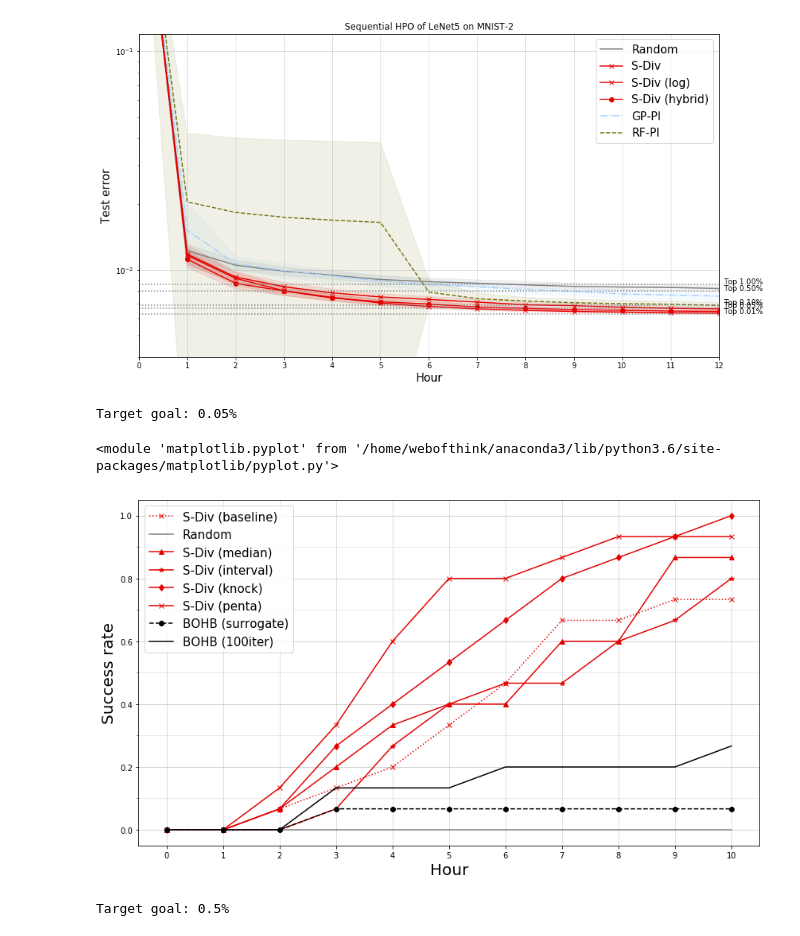
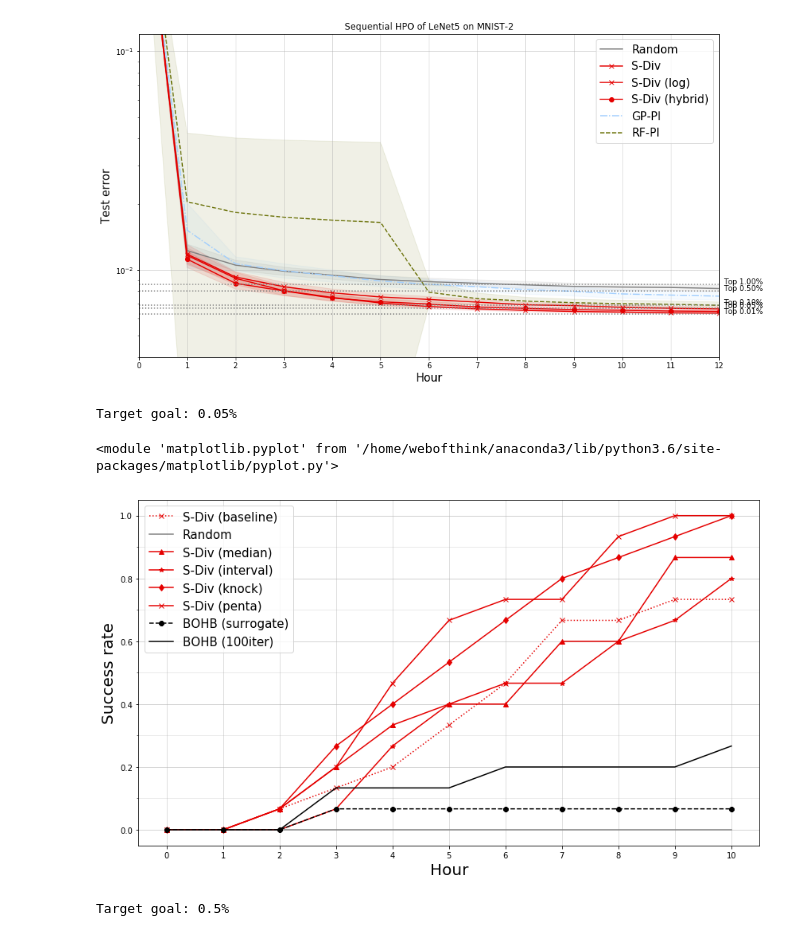
Before and after one commit to yongjinkim49/ecml, a Jupyter notebook: results/[ICML19] MINST-LeNet5(2) performance evaluation.ipynb, the cells around one changed output. Cells and saved outputs as stored; diff of their text form; code cells hidden in the pictures.

Commit message:
experiment setting for interval penta ETR

```diff
--- a/results/[ICML19] MINST-LeNet5(2) performance evaluation.ipynb
+++ b/results/[ICML19] MINST-LeNet5(2) performance evaluation.ipynb
@@ -86,24 +86,24 @@ draw_best_error_curve(results, selected, 100, x_unit="Hour",
 # %%
 # ETR performance comparision
 etr_divs = [ 'S-Div (median)', 'S-Div (interval)', 'S-Div (knock)', 'S-Div (penta)', 'BOHB (surrogate)', 'BOHB (100iter)'] # 'BOHB (iter100)',
 baselines = ['S-Div (baseline)', 'Random']
 etr_results = {}
 etr_results.update(results)
 num_runs = 15
 etr_results['S-Div (baseline)'] = load_json(s_path + 'DIV-SEQ.hybrid.HPO_emulator(100).json')
 etr_results['BOHB (surrogate)'] = load_json(s_path + 'BOHB.surrogate(100).json')
 etr_results['BOHB (100iter)'] = load_json(s_path + 'BOHB.iter100(15).json')
 etr_results['S-Div (median)'] = load_json(s_path + 'DIV-SEQ.hybrid.HPO_emulator.ETR-VizMedian(100).json')
 etr_results['S-Div (interval)'] = load_json(s_path + 'DIV-SEQ.hybrid.HPO_emulator.ETR-Interval(100).json')
 etr_results['S-Div (knock)'] = load_json(s_path + 'DIV-SEQ.hybrid.HPO_emulator.ETR-Knock(100).json')
-etr_results['S-Div (penta)'] = load_json(s_path + 'DIV-SEQ.hybrid.HPO_emulator.ETR-VizPenta(100).json')
+etr_results['S-Div (penta)'] = load_json(s_path + 'DIV-SEQ.hybrid.HPO_emulator.ETR-VizPentaOpt(100).json')
 print("Target goal: {}%".format(s['difficulty']))
 draw_success_rate_fig(etr_results, target_goal =s['accuracy'], x_max=11, x_unit='Hour', num_runs=num_runs,
                             div=baselines + etr_divs, width=14, height=8 )
 # %% [output]
 Target goal: 0.05%
 <module 'matplotlib.pyplot' from '/home/webofthink/anaconda3/lib/python3.6/site-packages/matplotlib/pyplot.py'>
-[figure, old version]
+[figure, new version]
 # %%
 print("Target goal: {}%".format(stats[1]['difficulty']))
 draw_success_rate_fig(etr_results, target_goal =stats[1]['accuracy'], x_max=8 +1, x_unit='Hour' ,
```
Also changed, not shown: 4 other files.
